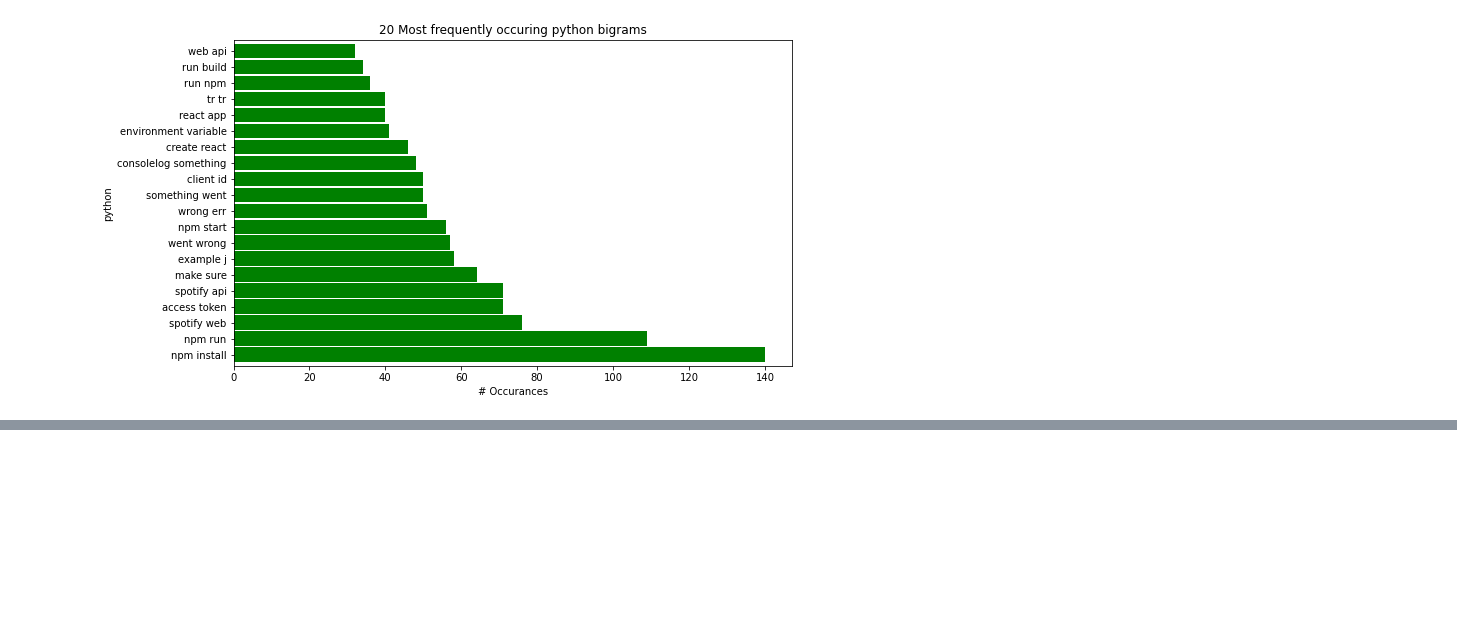
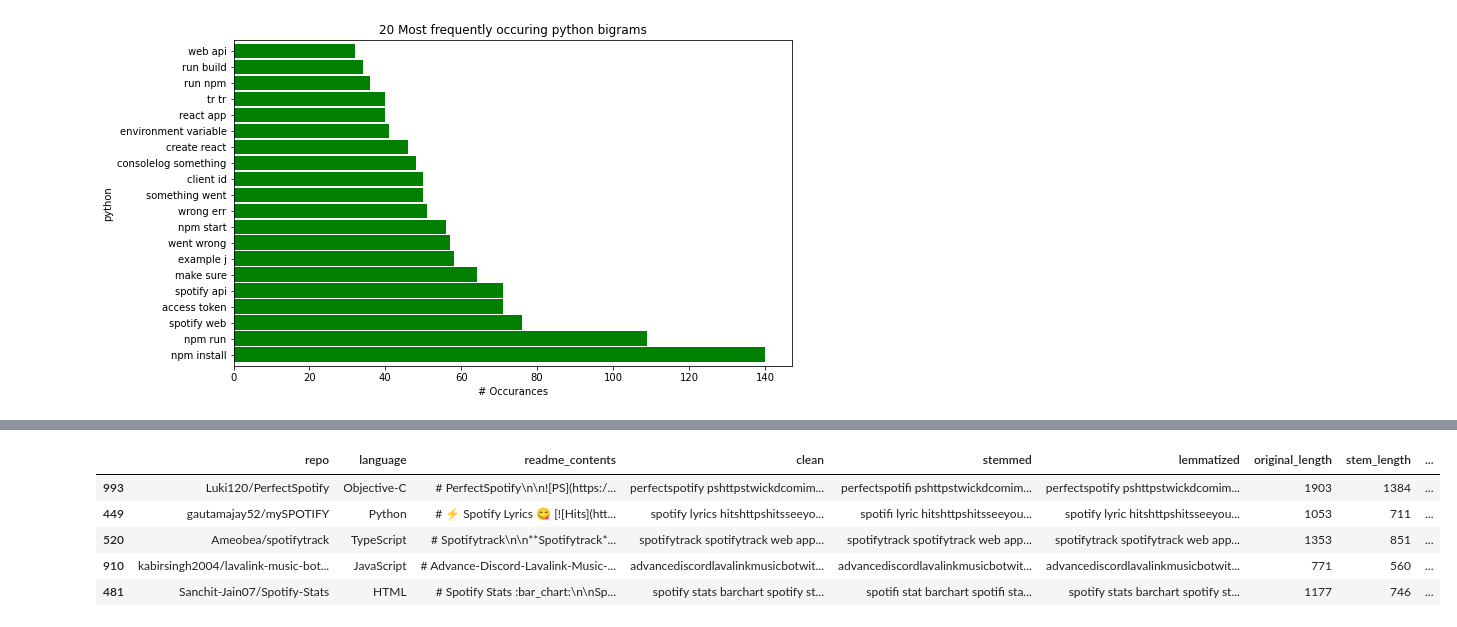
Before and after one commit to Kalpana-group-5/NLP_project, a Jupyter notebook: Glady's_explore_modeling.ipynb, the cells around one changed output, grey strips where cells are left out. Cells and saved outputs as stored; diff of their text form; code cells hidden in the pictures; blank space fills up the shorter version.

```diff
--- a/Glady's_explore_modeling.ipynb
+++ b/Glady's_explore_modeling.ipynb
@@ -314,0 +383,2 @@ _ = plt.yticks(ticks, labels)
+# %%
+df_Repos['language'] = df_Repos.language.fillna(value='No Language')
@@ -314,0 +423,23 @@ _ = plt.yticks(ticks, labels)
+# %%
+def train_validate_test_split(df):
+    '''
+    This function performs split on github repos data, since there is not enough categories in language we will not stratify.
+    Returns train, validate, and test dfs.
+    '''
+    train_validate, test = train_test_split(df, test_size=0.2,
+                                        random_state=123)
+    train, validate = train_test_split(train_validate, test_size=0.3,
+                                   random_state=123)
+
+    return train, validate, test
+# %%
+train, validate, test = train_validate_test_split(df_Repos)
+
+train.head()
+# %% [output]
+|  | repo | language | readme_contents | clean | stemmed | lemmatized | original_length | stem_length | ... |
+| 993 | Luki120/PerfectSpotify | Objective-C | # PerfectSpotify\n\n![PS](https:/... | perfectspotify pshttpstwickdcomim... | perfectspotifi pshttpstwickdcomim... | perfectspotify pshttpstwickdcomim... | 1903 | 1384 | ... |
+| 449 | gautamajay52/mySPOTIFY | Python | # ⚡ Spotify Lyrics 😋 [![Hits](htt... | spotify lyrics hitshttpshitsseeyo... | spotifi lyric hitshttpshitsseeyou... | spotify lyric hitshttpshitsseeyou... | 1053 | 711 | ... |
+| 520 | Ameobea/spotifytrack | TypeScript | # Spotifytrack\n\n**Spotifytrack*... | spotifytrack spotifytrack web app... | spotifytrack spotifytrack web app... | spotifytrack spotifytrack web app... | 1353 | 851 | ... |
+| 910 | kabirsingh2004/lavalink-music-bot... | JavaScript | # Advance-Discord-Lavalink-Music-... | advancediscordlavalinkmusicbotwit... | advancediscordlavalinkmusicbotwit... | advancediscordlavalinkmusicbotwit... | 771 | 560 | ... |
+| 481 | Sanchit-Jain07/Spotify-Stats | HTML | # Spotify Stats :bar_chart:\n\nSp... | spotify stats barchart spotify st... | spotifi stat barchart spotifi sta... | spotify stats barchart spotify st... | 1177 | 746 | ... |
```
Also changed, not shown: parts of 10 cells of this notebook, 1 other file.
